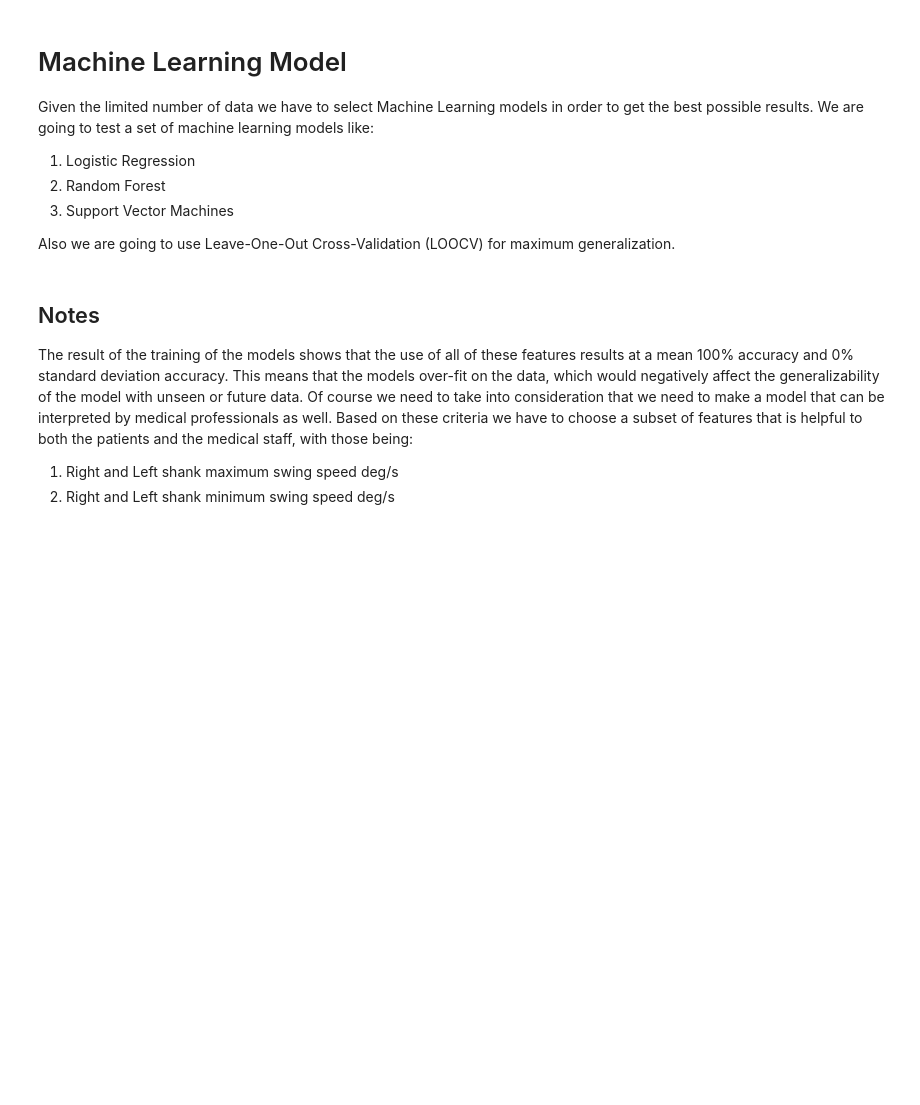
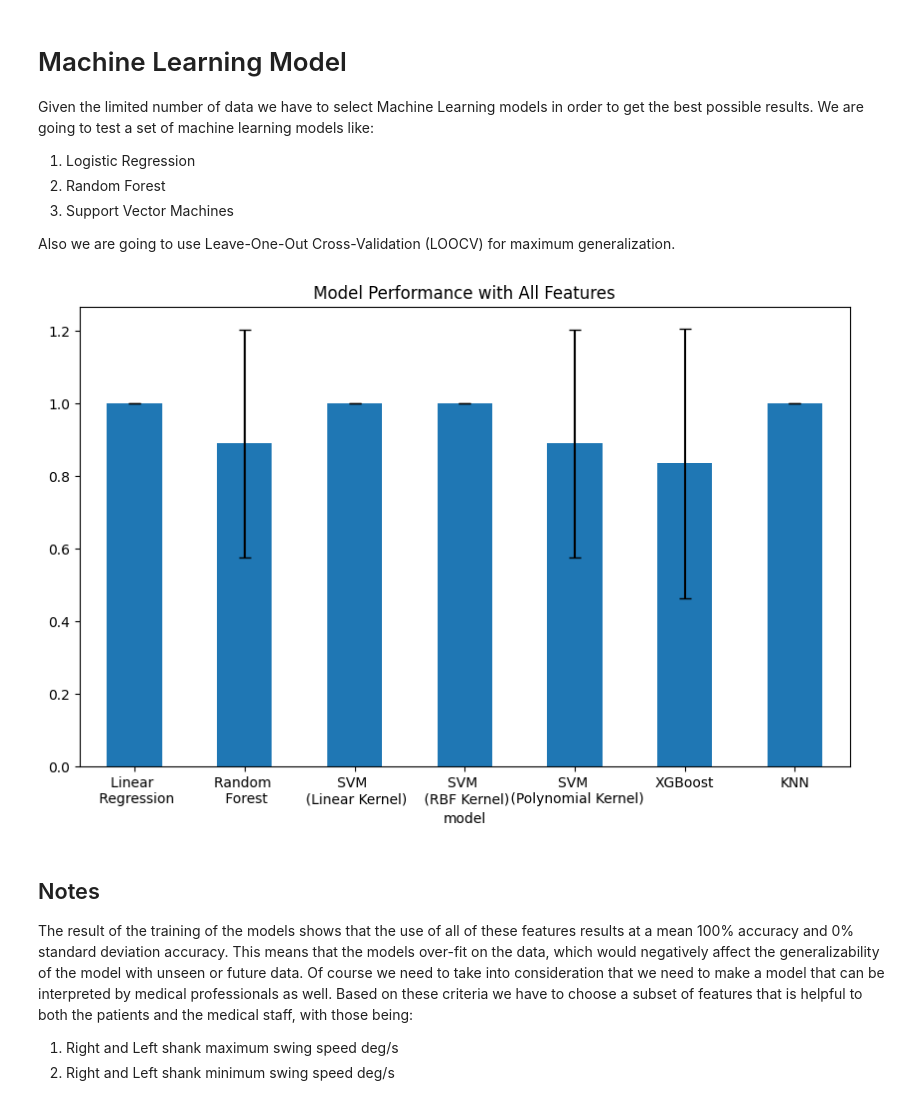
Before and after one commit to StamatisOrfanos/GaitRehab, a Jupyter notebook: gait_classification.ipynb, the cells around one changed output. Saved outputs shown, nothing was run; the diff lists cells and outputs as text; code cells hidden in the pictures; blank space fills up the shorter version.

Commit message:
Finish the classification notebook

```diff
--- a/gait_classification.ipynb
+++ b/gait_classification.ipynb
@@ -30,6 +30,8 @@ import joblib
 # Constants
 healthy_dir = 'Data/Healthy'
 stroke_dir = 'Data/Stroke'
+final_dataset_path = 'Data/final/classification_dataset.csv'
+plotting_ticks = ['Linear \n Regression', 'Random \n Forest', 'SVM \n (Linear Kernel)', 'SVM \n (RBF Kernel)', 'SVM \n (Polynomial Kernel)', 'XGBoost', 'KNN']
 # %%
 # Create the data file combining the results of feature extraction for both healthy and stroke patients
 classification_merge_all_types(healthy_dir, stroke_dir)
@@ -189,8 +239,7 @@ Given the limited number of data we have to select Machine Learning models in or
 Also we are going to use Leave-One-Out Cross-Validation (LOOCV) for maximum generalization.
 # %%
 # Reload dataset
-
-df = pd.read_csv('Data/final/final_dataset.csv')
+df = pd.read_csv(final_dataset_path)
 
 # Selected top features
 selected_features = [
@@ -209,36 +258,40 @@ selected_features = [
 
 # Feature matrix and labels
 X = df[selected_features]
 y = df['label']
 
 # Standardize features
 scaler = StandardScaler()
 X_scaled = scaler.fit_transform(X)
 
 # Initialize LOOCV
 cv = LeaveOneOut()
 
 # Define models
 models = {
     'Logistic Regression':     LogisticRegression(max_iter=100),
     'Random Forest':           RandomForestClassifier(n_estimators=10, random_state=42),
     'SVM (Linear Kernel)':     SVC(kernel='linear'),
     'SVM (RBF Kernel)':        SVC(kernel='rbf'),
     'SVM (Polynomial Kernel)': SVC(kernel='poly'),
     'XGBoost':                 XGBClassifier(eval_metric='logloss'),
     'KNN':                     KNeighborsClassifier(n_neighbors=5)
 }
 
 # Evaluate models using LOOCV
 results = []
 for model_name, model in models.items():
     scores = cross_val_score(model, X_scaled, y, cv=cv)
-    results.append({'model': model_name, 'mean_accuracy': scores.mean(), 'std_accuracy': scores.std(), 'fold_accuracies': scores.tolist()})
+    results.append({'model': model_name, 'mean_accuracy': scores.mean(), 'std_accuracy': scores.std(), 'leave_one_out_accuracies': scores.tolist()})
 
 # Display the results
 results_df = pd.DataFrame(results)
-results_df.to_csv('all_features_model_evaluation_results.csv', index=False)
-results_df
+results_df.to_csv('results/classification_all_features_results.csv', index=False)
+results_df.plot(x='model', y='mean_accuracy', kind='bar', yerr='std_accuracy', capsize=4, legend=False, title='Model Performance with All Features', figsize=(10, 6), rot=0)
+_ = plt.xticks(ticks=results_df.index, labels=plotting_ticks)
+plt.show()
+# %% [output]
+[figure, added]
 # %% [markdown]
 ## Notes
 
```
Also changed, not shown: parts of 9 cells of this notebook, 4 other files.
